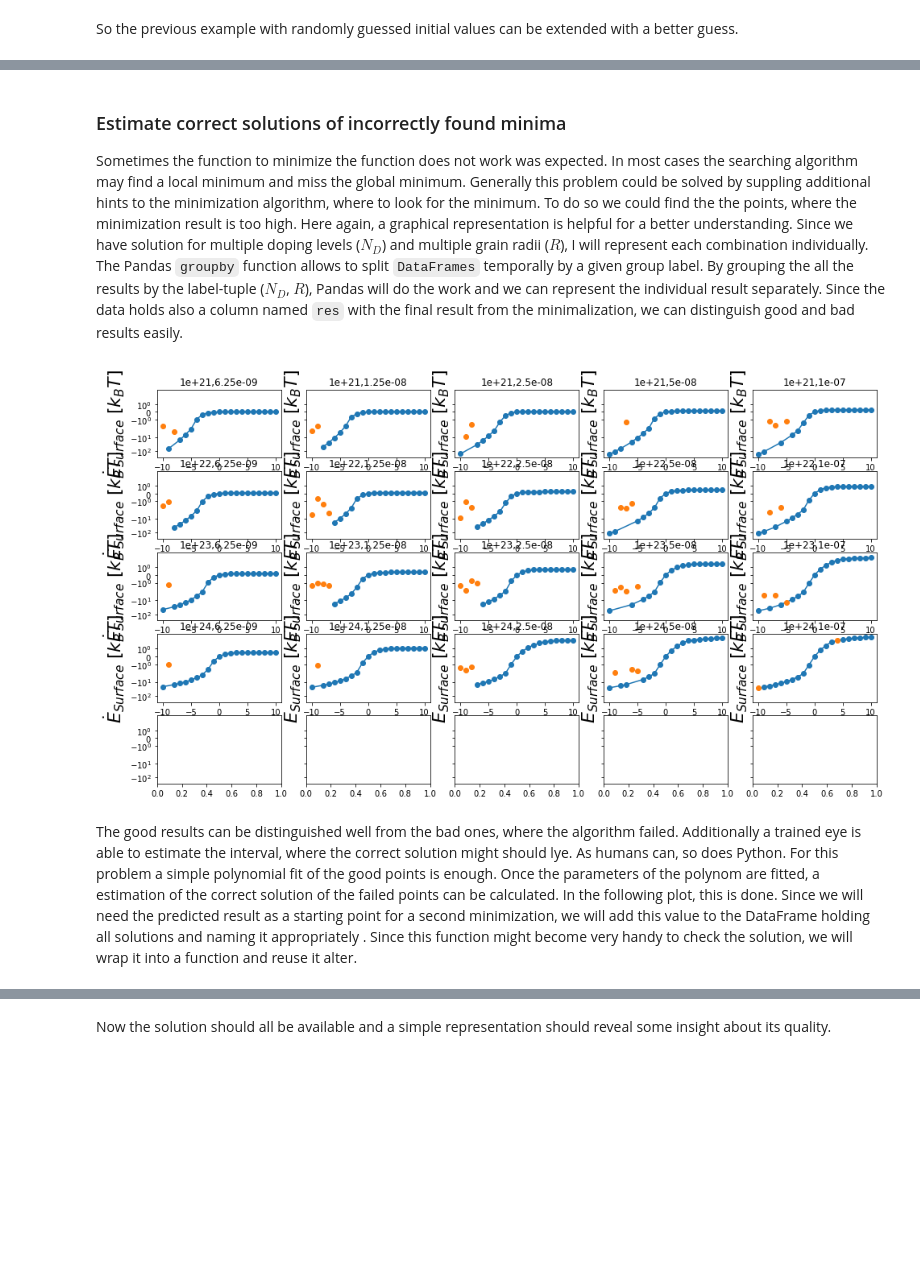
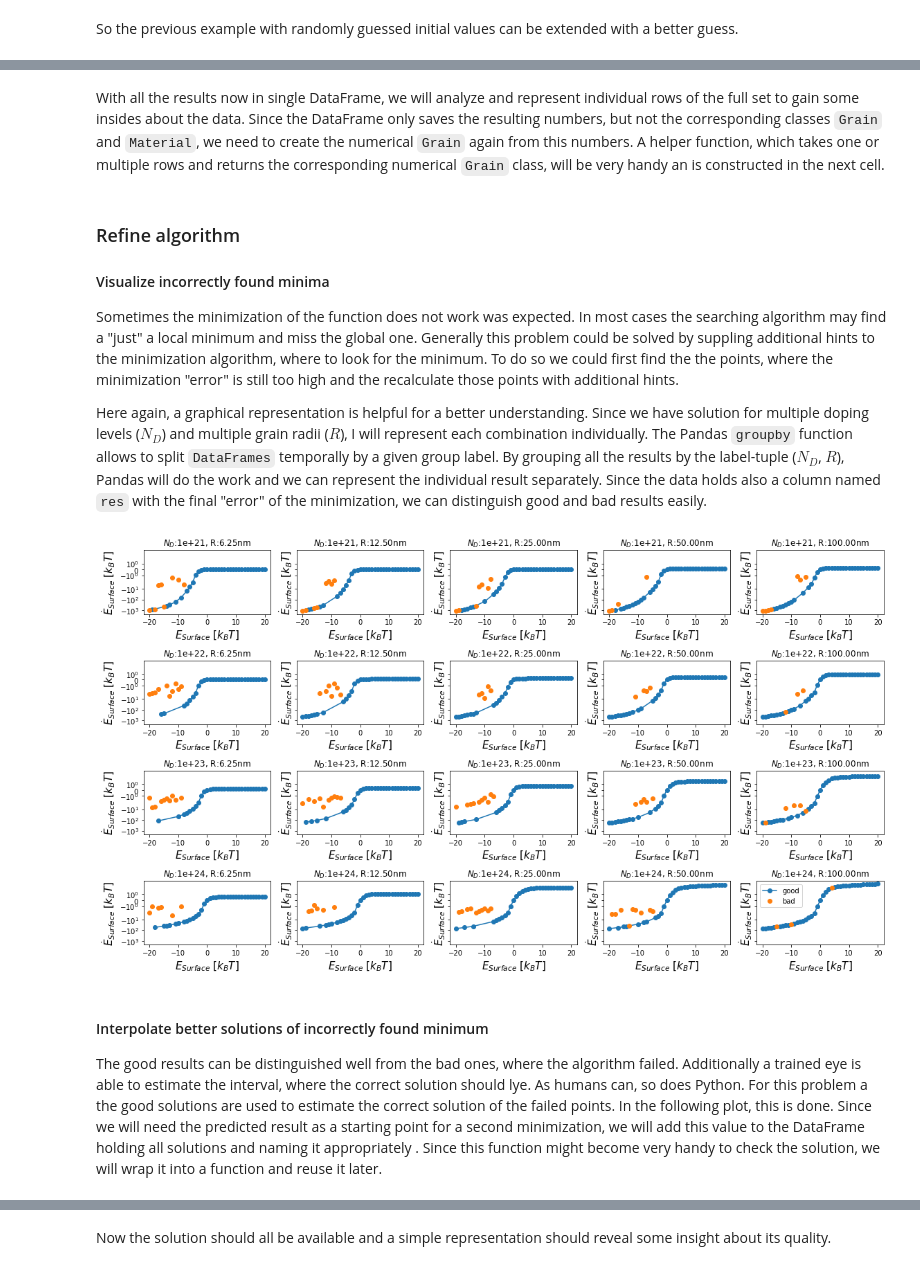
Before and after one commit to NilsNoreyson/thesis, a Jupyter notebook: 2-Grain-SMOX.ipynb, the cells around one changed output, grey strips where cells are left out. Cells and saved outputs as stored; diff of their text form; code cells hidden in the pictures; blank space fills up the shorter version.

```diff
--- a/2-Grain-SMOX.ipynb
+++ b/2-Grain-SMOX.ipynb
@@ -646,6 +651,6 @@ def plot_material_char(mat):
     axe.legend()
     axe.grid(b=True)
     return fig
-material = Material(T_C,ND)
+material = Material(300,1e23)
 fig = plot_material_char(material)
 # %% [output]
@@ -862,7 +888,7 @@ So the previous example with randomly guessed initial values can be extended wit
 
 
 T_C = 300
-ND = 2.14e24
+ND = 1e23
 grain = create_grain(110e-9, T_C, ND)
 
 fig, axe = subplots(figsize = (16,9))
@@ -879,7 +905,7 @@ for E_dot_init_kT in [1,2,4]:
 
 #Now we will try to find the best inital slope to solve the equation
 res = find_best_E_dot_init(E_init_kT, grain)
-res
+
 E_dot_init_kT = res.x
 E_dot_init = grain.material.kT_to_J(E_dot_init_kT)
 r,v, v_dot, data = grain.solve_with_values(E_init, E_dot_init)
@@ -997,20 +1030,3 @@ def calc_solution_by_parameters(T_C, ND, grainsize):
     grain = create_grain(grainsize, ND=ND, T_C=T_C)
     dF_calc_temp = calcualte_conduction_band(grain)
     return dF_calc_temp
-# %%
-# create a list of the tuples with (T_C, ND, Grainradius) to be alter caluculated in parallel
-params = []
-T_C = 300
-ND_ref = 1e21
-for ND in [ND_ref, ND_ref*1e1, ND_ref*1e2, ND_ref*1e3]:
-    for grainsize in [ 6.25e-9, 12.5e-9, 25e-9,50e-9,100e-9]:
-        params.append((T_C, ND, grainsize))
-
-print(params)
-
-#using multiple processors of the system to calculate the solutions in parallel.
-#All solution is are returned in a list, which needs then to be combined again (see next cell)
-from multiprocessing import Pool
-with Pool(8) as p:
-    all_res_list = p.starmap(calc_solution_by_parameters, params)
-    pass
@@ -1035,3 +1114,5 @@ calc_dF_all = pd.read_hdf('results.h5', 'raw')
+# %% [markdown]
+With all the results now in single DataFrame, we will analyze and represent individual rows of the full set to gain some insides about the data. Since the DataFrame only saves the resulting numbers, but not the corresponding classes `Grain` and `Material`, we need to create the numerical `Grain` again from this numbers. A helper function, which takes one or multiple rows and returns the corresponding numerical `Grain` class, will be very handy an is constructed in the next cell.
 # %%
 def create_grain_from_data(dF):
     if type(dF)==pd.Series:
@@ -1065,38 +1146,45 @@ def create_grain_from_data(dF):
 
     return grain
 # %% [markdown]
-### Estimate correct solutions of incorrectly found minima
-Sometimes the function to minimize the function does not work was expected. In most cases the searching algorithm may find a local minimum and miss the global minimum. Generally this problem could be solved by suppling additional hints to the minimization algorithm, where to look for the minimum. To do so we could find the the points, where the minimization result is too high.
-Here again, a graphical representation is helpful for a better understanding. Since we have solution for multiple doping levels ($N_D$) and multiple grain radii ($R$), I will represent each combination individually. The Pandas `groupby` function allows to split `DataFrames` temporally by a given group label. By grouping the all the results by the label-tuple ($N_D$, $R$), Pandas will do the work and we can represent the individual result separately.
-Since the data holds also a column named `res` with the final result from the minimalization, we can distinguish good and bad results easily.
+### Refine algorithm
+
+#### Visualize incorrectly found minima
+Sometimes the minimization of the function does not work was expected. In most cases the searching algorithm may find a "just" a local minimum and miss the global one. Generally this problem could be solved by suppling additional hints to the minimization algorithm, where to look for the minimum. To do so we could first find the the points, where the minimization "error" is still too high and the recalculate those points with additional hints.
+
+Here again, a graphical representation is helpful for a better understanding. Since we have solution for multiple doping levels ($N_D$) and multiple grain radii ($R$), I will represent each combination individually. The Pandas `groupby` function allows to split `DataFrames` temporally by a given group label. By grouping all the results by the label-tuple ($N_D$, $R$), Pandas will do the work and we can represent the individual result separately.
+Since the data holds also a column named `res` with the final "error" of the minimization, we can distinguish good and bad results easily.
 # %%
 gs = calc_dF_all.groupby(['ND','R'])
-fig, axe = subplots(len(gs)//5+1,5, figsize=(16,9), sharey=True)
+fig, axe = subplots(len(gs)//5,5, figsize=(16,9), sharey=True)
 
 calc_dF_all['E_dot_init_kT_estimation'] = None
 for ax_i, ((ND,R), g) in enumerate(gs):
     #select the axe
     axe = fig.axes[ax_i]
 
     #selecting on ly the good results by using the 'res' field
     g_good = g[g['res']<2]
 
-    #the bad ones are the complent of the good ones; droping the good ones from all results leaves the bad ones back
+    #the bad ones are the complent of the good ones; droping the good
+    #ones from all results leaves the bad ones back
     g_bad = g.drop(g_good.index)
 
     #plotting the good and bad results
-    axe.plot(g_good['Einit_kT'], g_good['E_dot_init_kT'],'o-')
-    axe.plot(g_bad['Einit_kT'], g_bad['E_dot_init_kT'],'o')
+    axe.plot(g_good['Einit_kT'], g_good['E_dot_init_kT'],'o-', label='good')
+    axe.plot(g_bad['Einit_kT'], g_bad['E_dot_init_kT'],'o', label='bad')
 
     #some plotting sugar
     axe.set_yscale('symlog')
-    axe.set_title(f'{ND},{R}')
-    axe.set_xlabel(r'$E_{Surface}$ [$k_BT$]', fontsize =22)
-    axe.set_ylabel(r'$\dot{E}_{Surface}$ [$k_BT$]', fontsize =22)
+    axe.set_title(f'$N_D$:{ND}, R:{R*1e9:.2f}nm')
+    axe.set_xlabel(r'$E_{Surface}$ [$k_BT$]', fontsize = 15)
+    axe.set_ylabel(r'$\dot{E}_{Surface}$ [$k_BT$]', fontsize = 15)
+axe.legend()
+fig.tight_layout()
 # %% [output]
-[figure, old version]
+[figure, new version]
 # %% [markdown]
-The good results can be distinguished well from the bad ones, where the algorithm failed. Additionally a trained eye is able to estimate the interval, where the correct solution might should lye. As humans can, so does Python. For this problem a simple polynomial fit of the good points is enough. Once the parameters of the polynom are fitted, a estimation of the correct solution of the failed points can be calculated. In the following plot, this is done.
+#### Interpolate better solutions of incorrectly found minimum
+The good results can be distinguished well from the bad ones, where the algorithm failed. Additionally a trained eye is able to estimate the interval, where the correct solution should lye. As humans can, so does Python. For this problem a the good solutions are used to estimate the correct solution of the failed points. In the following plot, this is done.
 Since we will need the predicted result as a starting point for a second minimization, we will add this value to the DataFrame holding all solutions and naming it appropriately .
-Since this function might become very handy to check the solution, we will wrap it into a function and reuse it alter.
+Since this function might become very handy to check the solution, we will wrap it into a function and reuse it later.
 # %%
```
Also changed, not shown: parts of 73 cells of this notebook, 56 other files.
